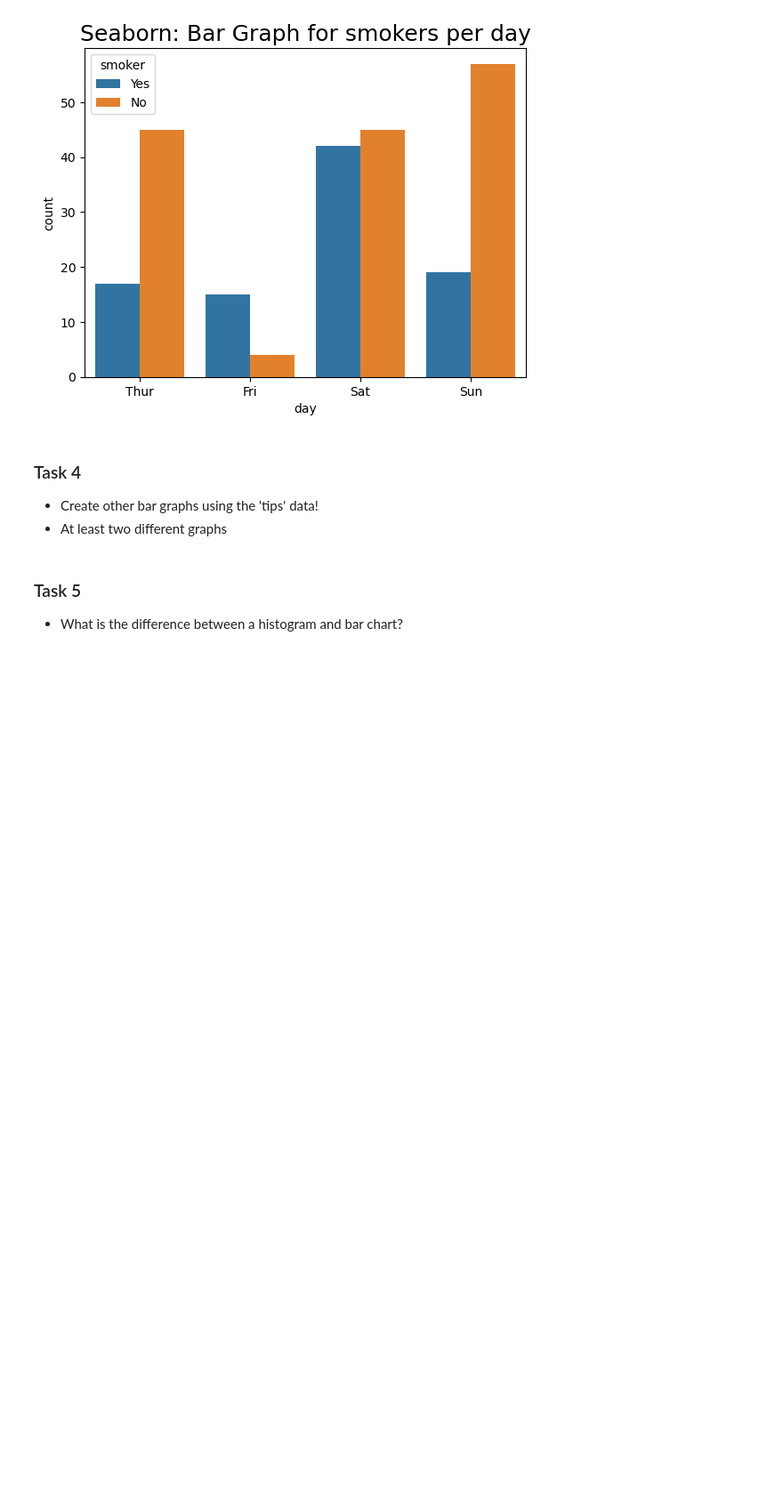
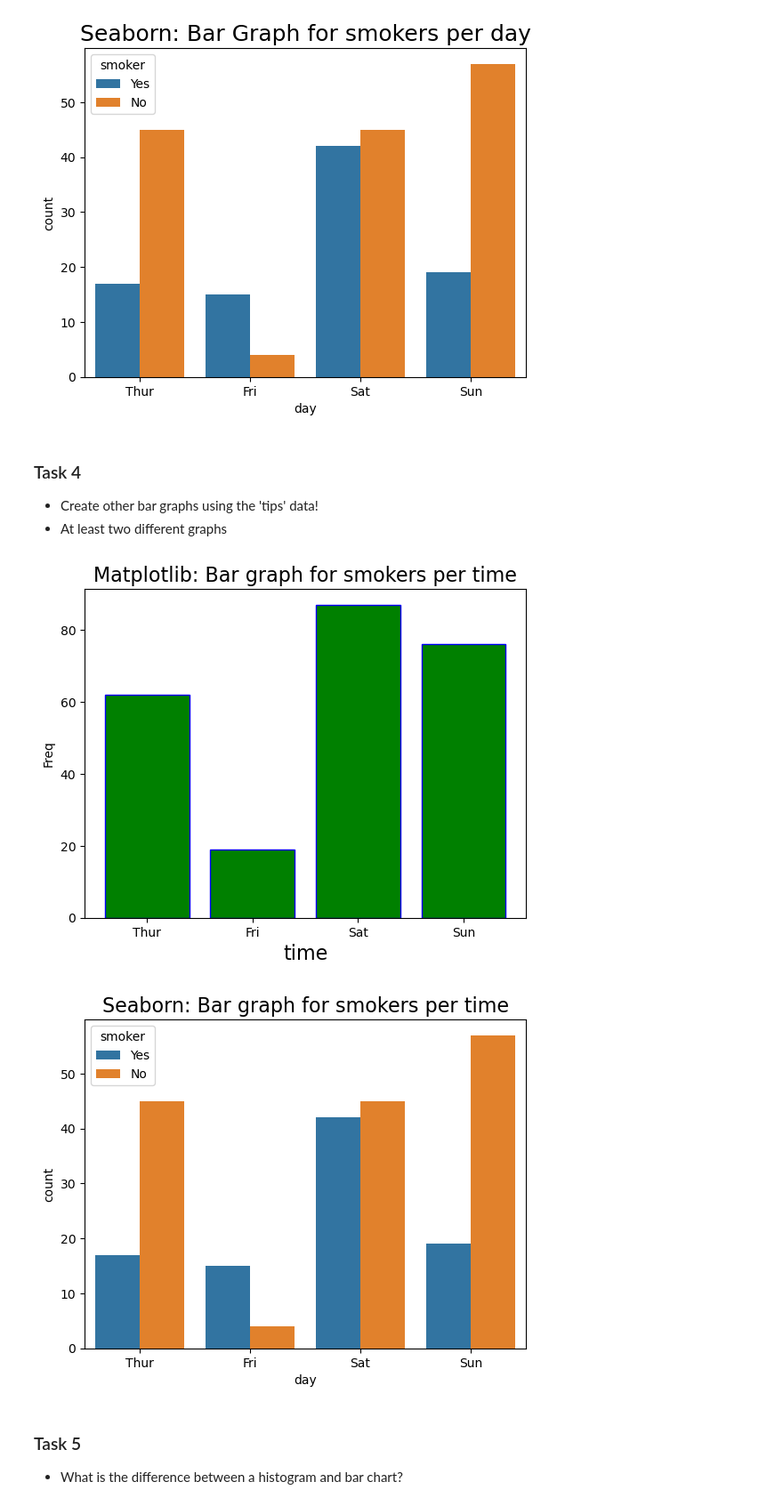
Before and after one commit to khiem-nguyen-ict/Basic-Skills-for-Data-Management, a Jupyter notebook: week37/Jupyter_intro.ipynb, the cells around one changed output. Shown at 89% size. Cells and saved outputs as stored; diff of their text form; code cells hidden in the pictures; blank space fills up the shorter version.

```diff
--- a/week37/Jupyter_intro.ipynb
+++ b/week37/Jupyter_intro.ipynb
@@ -287,6 +386,23 @@ plt.show()
 ### Task 4
 - Create other bar graphs using the 'tips' data!
 - At least two different graphs
+# %%
+# Create other bar grahp
+# Matplotlib — bar chart
+frequencies = tips.day.value_counts().sort_index() # sort by day
+
+plt.bar(frequencies.index,  frequencies.values, color='green', edgecolor='blue')
+plt.xlabel('time', fontsize=16)
+plt.ylabel("Freq")
+plt.title("Matplotlib: Bar graph for smokers per time", fontsize=16)
+plt.show()
+# Seaborn
+sns.countplot(data=tips, x='day', hue='smoker')
+plt.title("Seaborn: Bar graph for smokers per time", fontsize=16)
+plt.show()
+# %% [output]
+[figure, added]
+[figure, added]
 # %% [markdown]
 ### Task 5
 - What is the difference between a histogram and bar chart?
```
Also changed, not shown: parts of 7 cells of this notebook, 1 other file.
